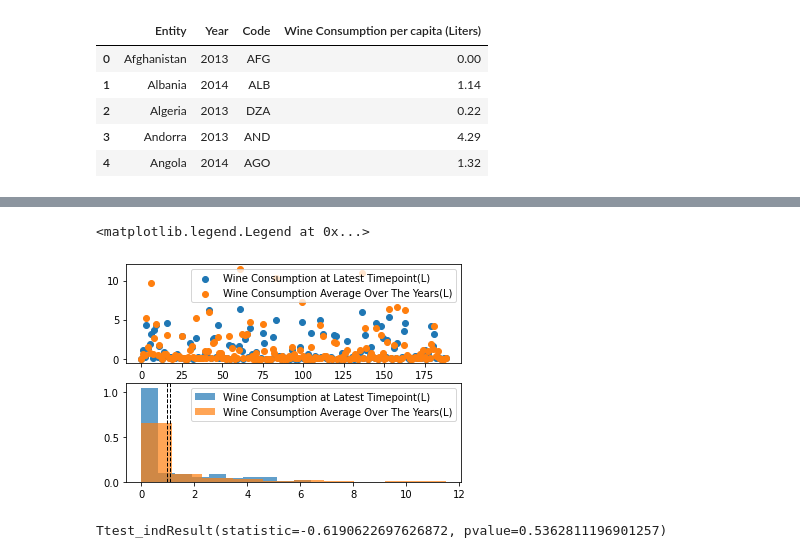
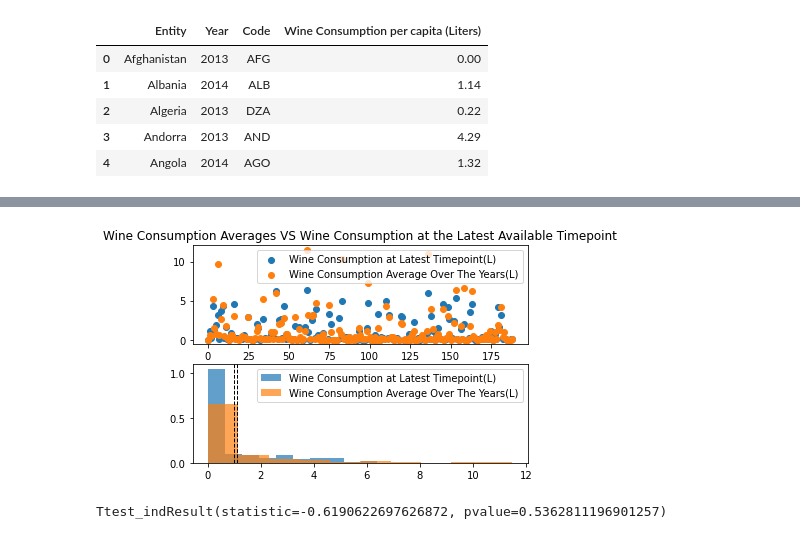
Before and after one commit to reccleston/data-analysis-project-1, a Jupyter notebook: nadia/project_work_with_Ryan.ipynb, the cells around one changed output, grey strips where cells are left out. Drawn from its saved outputs; the diff is of its cells as text; code cells hidden in the pictures.

```diff
--- a/nadia/project_work_with_Ryan.ipynb
+++ b/nadia/project_work_with_Ryan.ipynb
@@ -221,24 +187,24 @@ merged_updated_timepoint_average_wine_df.sample(5)
 # %%
 # Scatter Plot to show the potential diffirence or similarity between average wine consumption from 1960 to 2014
 # and wine consumption at the latest available timepoint
 last_timepoint_wine=merged_updated_timepoint_average_wine_df["Wine Consumption at Latest Timepoint(L)"]
 average_wine=merged_updated_timepoint_average_wine_df["Wine Consumption Average Over The Years(L)"]
 
 plt.subplot(2,1,1)
+plt.title("Wine Consumption Averages VS Wine Consumption at the Latest Available Timepoint")
 plt.scatter(range(len(last_timepoint_wine)), last_timepoint_wine, label="Wine Consumption at Latest Timepoint(L)")
 plt.scatter(range(len(average_wine)), average_wine, label="Wine Consumption Average Over The Years(L)")
 plt.legend()
 
 # Histogram Plot of Data
 plt.subplot(2, 1, 2)
 plt.hist(last_timepoint_wine, 10, density=True, alpha=0.7, label="Wine Consumption at Latest Timepoint(L)")
 plt.hist(average_wine, 10, density=True, alpha=0.7, label="Wine Consumption Average Over The Years(L)")
 plt.axvline(last_timepoint_wine.mean(), color='k', linestyle='dashed', linewidth=1)
 plt.axvline(average_wine.mean(), color='k', linestyle='dashed', linewidth=1)
-plt.legend()
+plt.legend();
 # %% [output]
-<matplotlib.legend.Legend at 0x...>
-[figure, old version]
+[figure, new version]
 # %%
 #Checking how different is data (average over teh years vs at the last timepoint)
 stats.ttest_ind(last_timepoint_wine, average_wine, equal_var=False)
```
Also changed, not shown: parts of 23 cells of this notebook.
